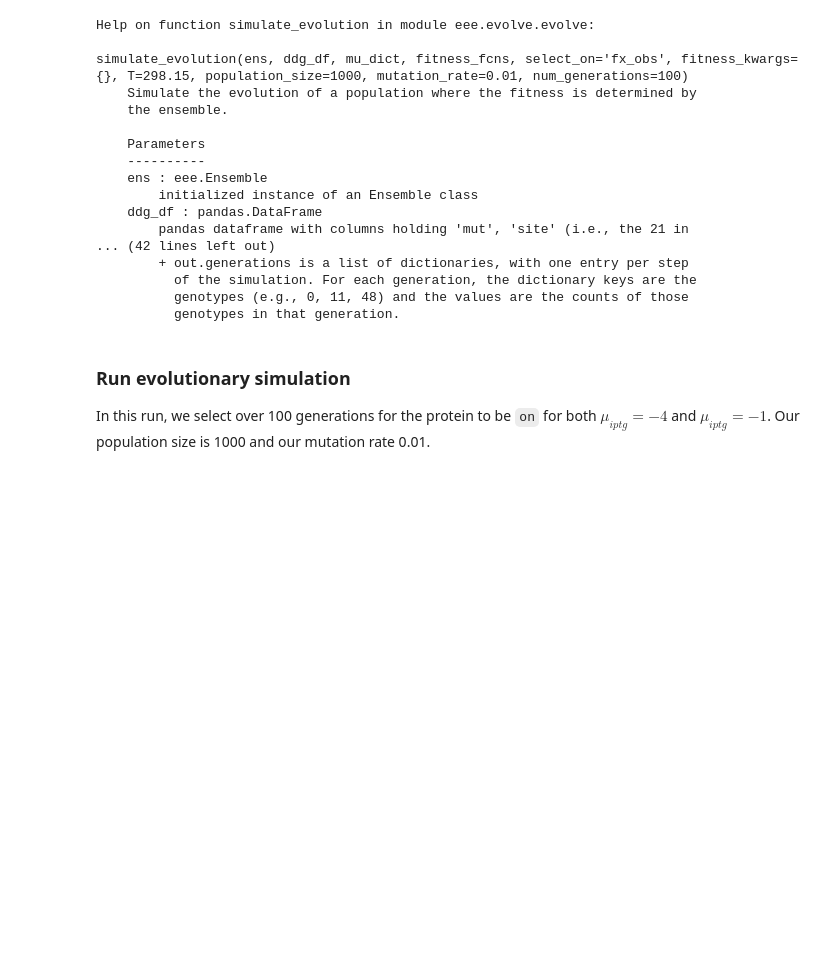
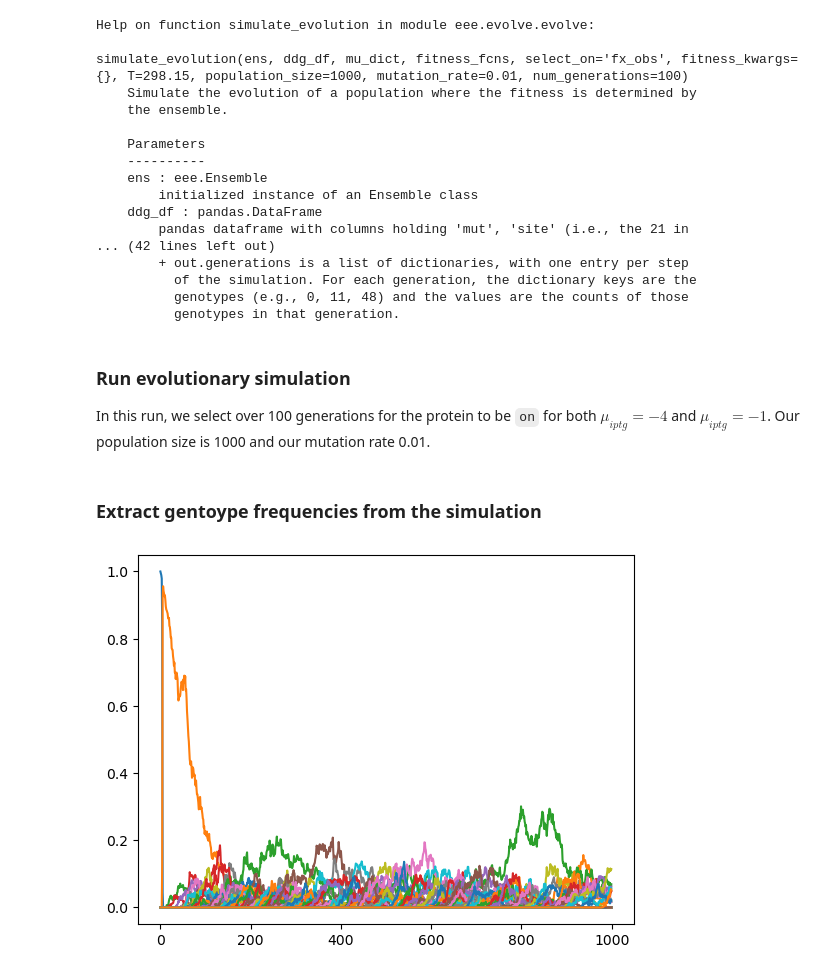
Before and after one commit to harmsm/eee, a Jupyter notebook: example/run_wright_fisher_simulation.ipynb, the cells around one changed output. Saved outputs shown, nothing was run; the diff lists cells and outputs as text; code cells hidden in the pictures; blank space fills up the shorter version.

```diff
--- a/example/run_wright_fisher_simulation.ipynb
+++ b/example/run_wright_fisher_simulation.ipynb
@@ -97,3 +97,12 @@ results = eee.evolve.simulate_evolution(ens=ens,
+# %% [markdown]
+### Extract gentoype frequencies from the simulation
+# %%
+df = eee.evolve.get_genotype_frequencies(results)
+gen = np.arange(len(results.generations))
+for x in df.columns:
+    plt.plot(gen,df[x],'-')
+# %% [output]
+[figure, added]
 # %%
 
 # Look for a genotype that becomes the most common genotype that is not
```
Also changed, not shown: parts of 2 cells of this notebook, 2 other files.
